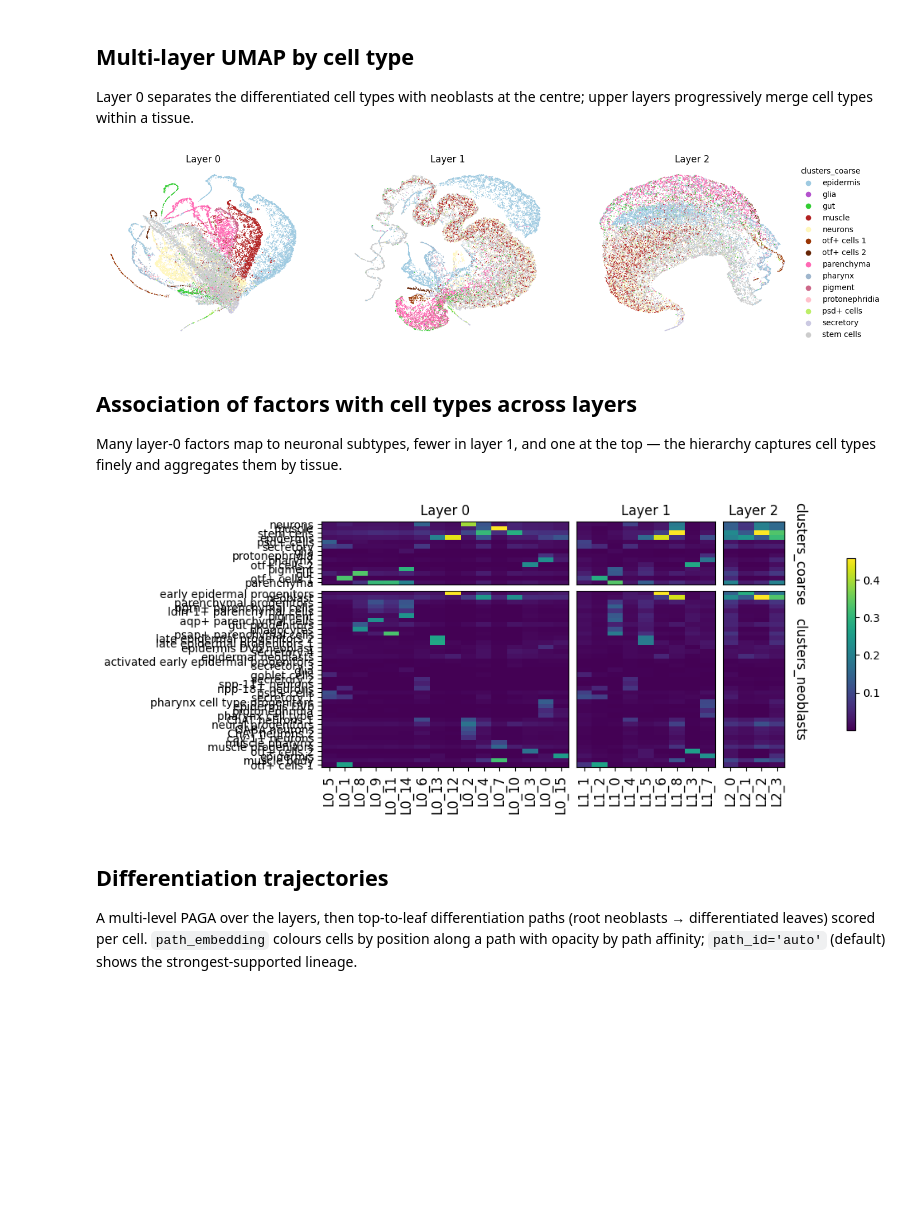
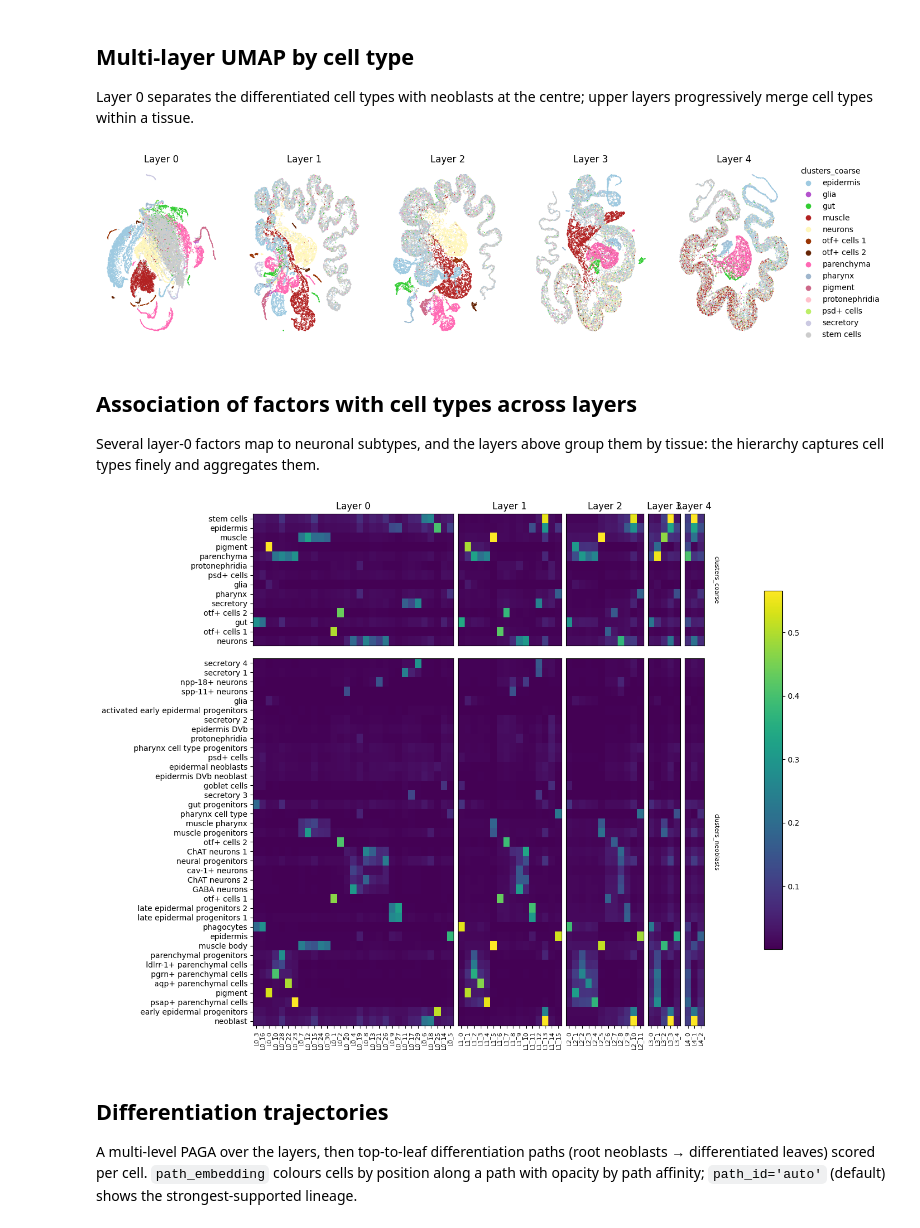
Before and after one commit to cbg-ethz/scDEF, a Jupyter notebook: docs/examples/scdef-planaria.ipynb, the cells around one changed output. Saved outputs shown, nothing was run; the diff lists cells and outputs as text; code cells hidden in the pictures; blank space fills up the shorter version.

```diff
--- a/docs/examples/scdef-planaria.ipynb
+++ b/docs/examples/scdef-planaria.ipynb
@@ -78,7 +78,7 @@ A larger data set, so the fit takes longer; the defaults are fine.
 # %%
 model = scd.scDEF(adata, counts_layer='counts')
 print(model)
-model.fit(hierarchical_init=True)
+model.learn()
 # %% [output]
 scDEF object with 6 layers
         Layer names: L0, L1, L2, L3, L4, L5
@@ -126,5 +110,0 @@ INFO:scDEF:factor_diagnostics: recomputing cached diagnostics (missing cached up
-# %%
-scd.tl.filter(model)
-model.fit(hierarchical_init=True)
-scd.pl.qc(model)
-print([len(fl) for fl in model.factor_lists])
@@ -181,15 +137,16 @@ Layer 0 separates the differentiated cell types with neoblasts at the centre; up
 scd.tl.umap(model)
 scd.pl.umap(model, color='clusters_coarse')
 # %% [output]
-[figure, old version]
+[figure, new version]
 # %% [markdown]
 ## Association of factors with cell types across layers
 
-Many layer-0 factors map to neuronal subtypes, fewer in layer 1, and one at the top — the hierarchy captures cell types finely and aggregates them by tissue.
+Several layer-0 factors map to neuronal subtypes, and the layers above group them by tissue: the hierarchy captures cell types finely and aggregates them.
 # %%
-scd.pl.obs_scores(model, ['clusters_coarse', 'clusters_neoblasts'], mode='weights')
+scd.pl.obs_scores(model, ['clusters_coarse', 'clusters_neoblasts'], mode='weights',
+                  figsize=(14, 12), fontsize=8)  # about 50 annotation rows
 # %% [output]
-[figure, old version]
+[figure, new version]
 # %% [markdown]
 ## Differentiation trajectories
 
```
Also changed, not shown: parts of 12 cells of this notebook, 9 other files.
